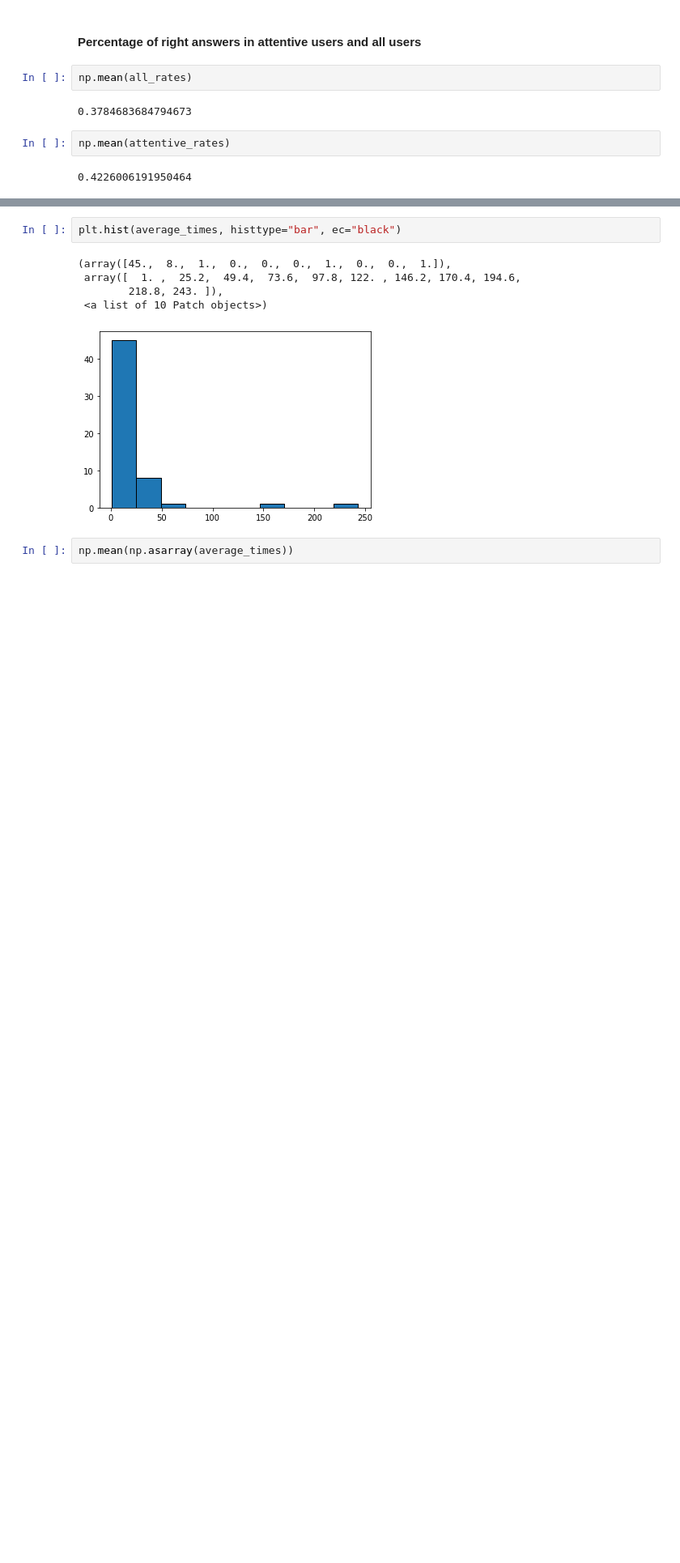
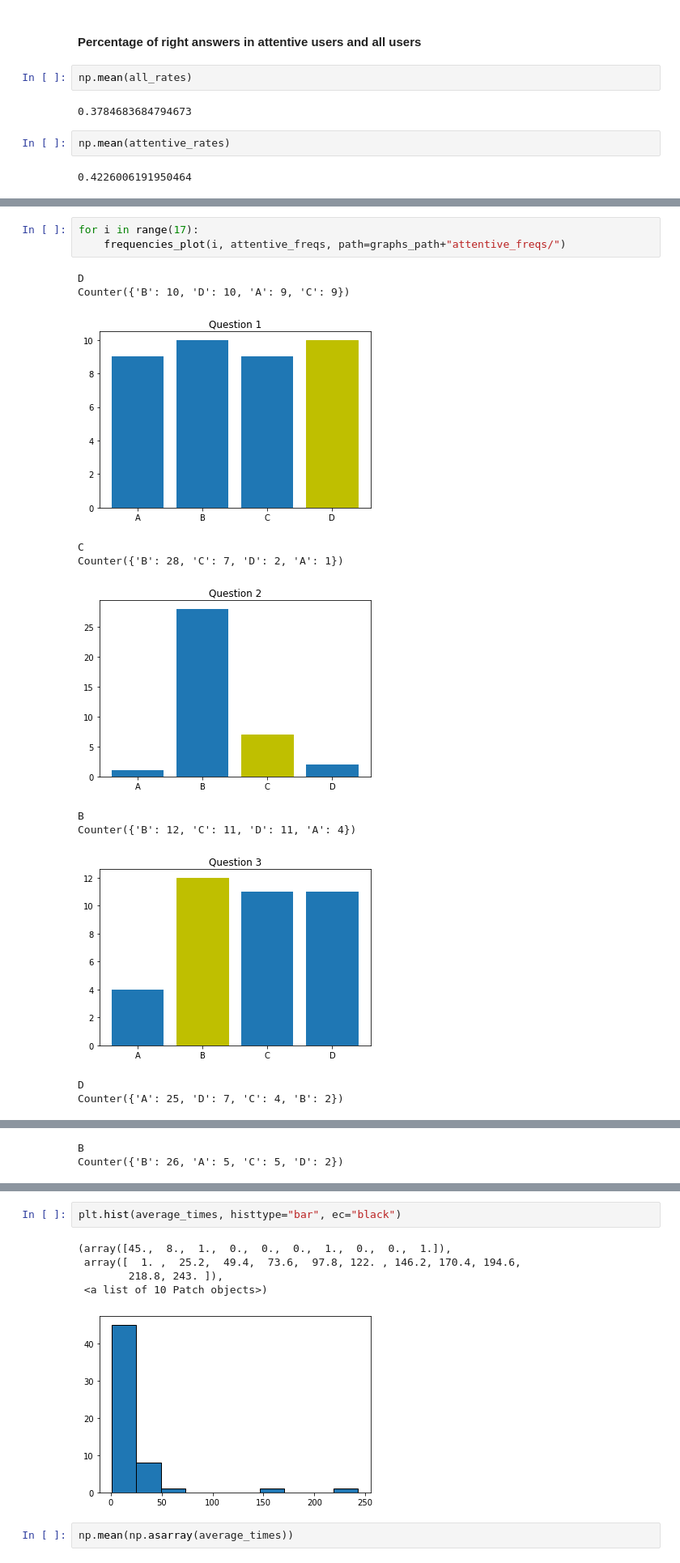
Before and after one commit to ToreGore/HASE, a Jupyter notebook: Analyzer.ipynb, the cells around one changed output, grey strips where cells are left out. Shown at 81% size. Cells and saved outputs as stored; diff of their text form; blank space fills up the shorter version.

```diff
--- a/Analyzer.ipynb
+++ b/Analyzer.ipynb
@@ -142,0 +139,15 @@ px.histogram(builder.answers_freqs(1), labels={
+# %%
+for i in range(17):
+    frequencies_plot(i, attentive_freqs, path=graphs_path+"attentive_freqs/")
+# %% [output]
+D
+Counter({'B': 10, 'D': 10, 'A': 9, 'C': 9})
+[figure, added]
+C
+Counter({'B': 28, 'C': 7, 'D': 2, 'A': 1})
+[figure, added]
+B
+Counter({'B': 12, 'C': 11, 'D': 11, 'A': 4})
+[figure, added]
+D
+Counter({'A': 25, 'D': 7, 'C': 4, 'B': 2})
@@ -142,0 +155,2 @@ px.histogram(builder.answers_freqs(1), labels={
+B
+Counter({'B': 26, 'A': 5, 'C': 5, 'D': 2})
```
Also changed, not shown: parts of 10 cells of this notebook, 34 other files.
